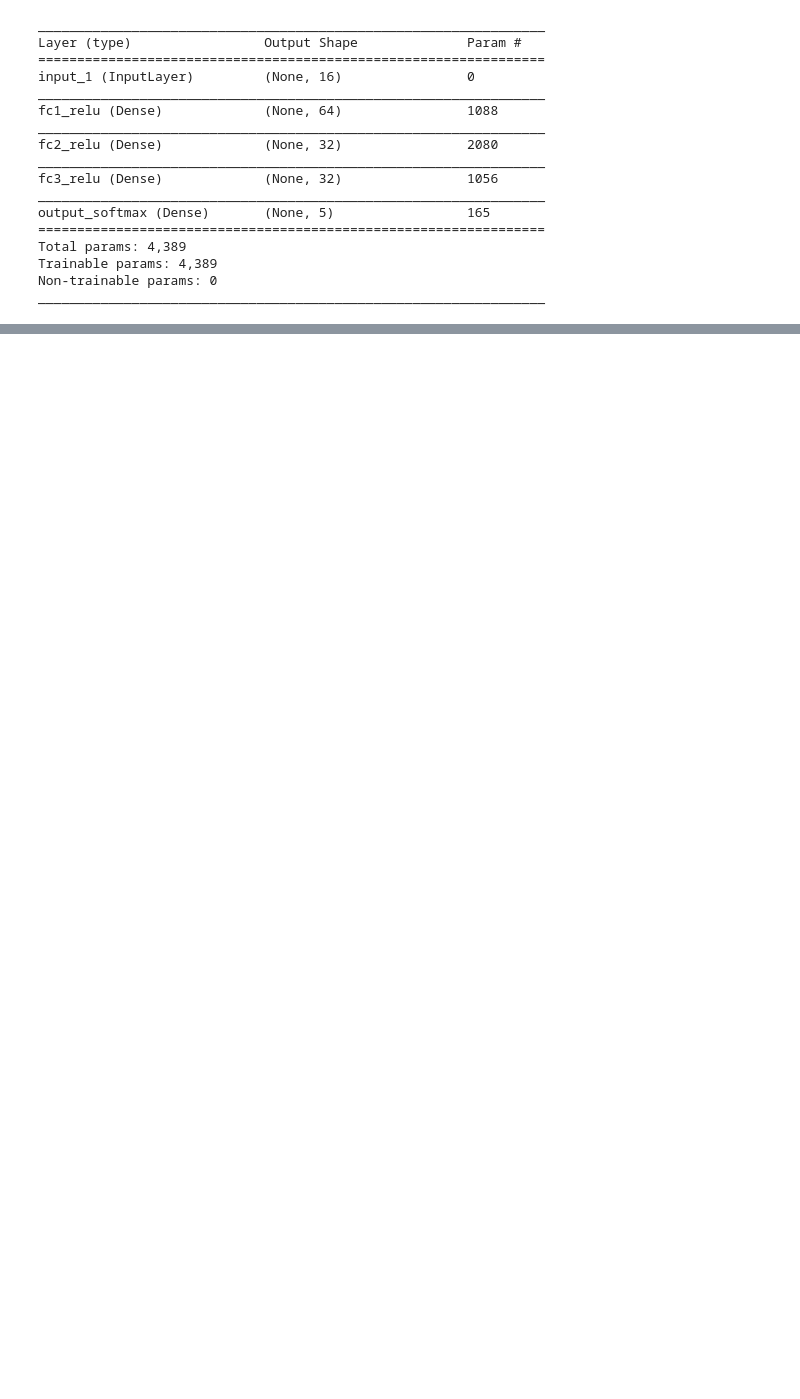
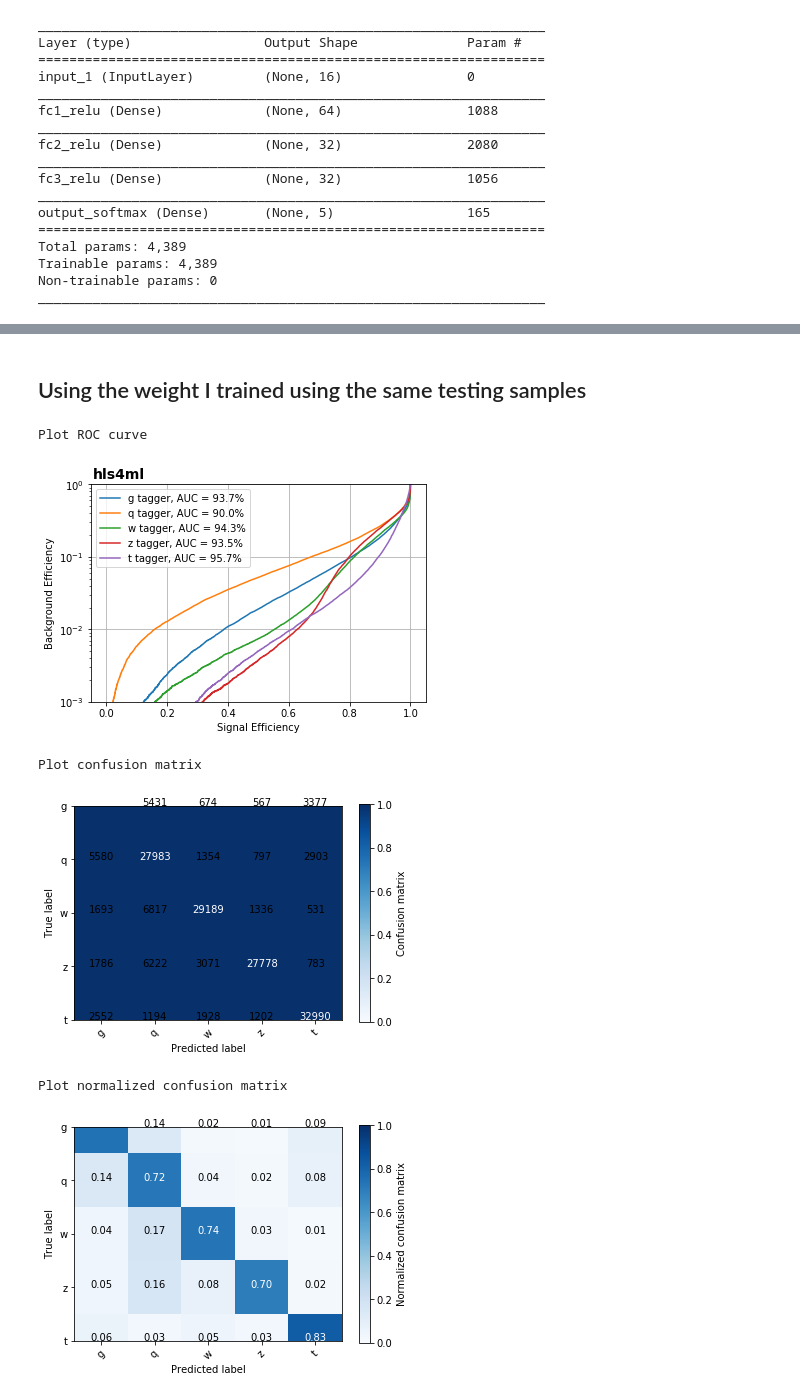
Before and after one commit to ami7o/DeepLearningModels, a Jupyter notebook: 3-layerNN_testing.ipynb, the cells around one changed output, grey strips where cells are left out. Cells and saved outputs as stored; diff of their text form; code cells hidden in the pictures; blank space fills up the shorter version.

Commit message:
Change 3 layer testing

```diff
--- a/3-layerNN_testing.ipynb
+++ b/3-layerNN_testing.ipynb
@@ -124,3 +137,36 @@ Plot confusion matrix
 [figure]
 Plot normalized confusion matrix
 [figure]
+# %% [markdown]
+## Using the weight I trained using the same testing samples
+# %%
+print("Plot ROC curve")
+y_predict = makeRoc(X_test, labels, y_test, model)
+plt.show()
+
+print("Plot confusion matrix")
+y_test_proba = y_test.argmax(axis=1)
+y_predict_proba = y_predict.argmax(axis=1)
+
+# Compute non-normalized confusion matrix
+cnf_matrix = confusion_matrix(y_test_proba, y_predict_proba)
+np.set_printoptions(precision=2)
+# Plot non-normalized confusion matrix
+plt.figure()
+plot_confusion_matrix(cnf_matrix, classes=[l.replace('j_','') for l in labels],
+                          title='Confusion matrix')
+plt.show()
+
+print("Plot normalized confusion matrix")
+# Plot normalized confusion matrix
+plt.figure()
+plot_confusion_matrix(cnf_matrix, classes=[l.replace('j_','') for l in labels], normalize=True,
+                          title='Normalized confusion matrix')
+plt.show()
+# %% [output]
+Plot ROC curve
+[figure, added]
+Plot confusion matrix
+[figure, added]
+Plot normalized confusion matrix
+[figure, added]
```
Also changed, not shown: parts of 6 cells of this notebook.
